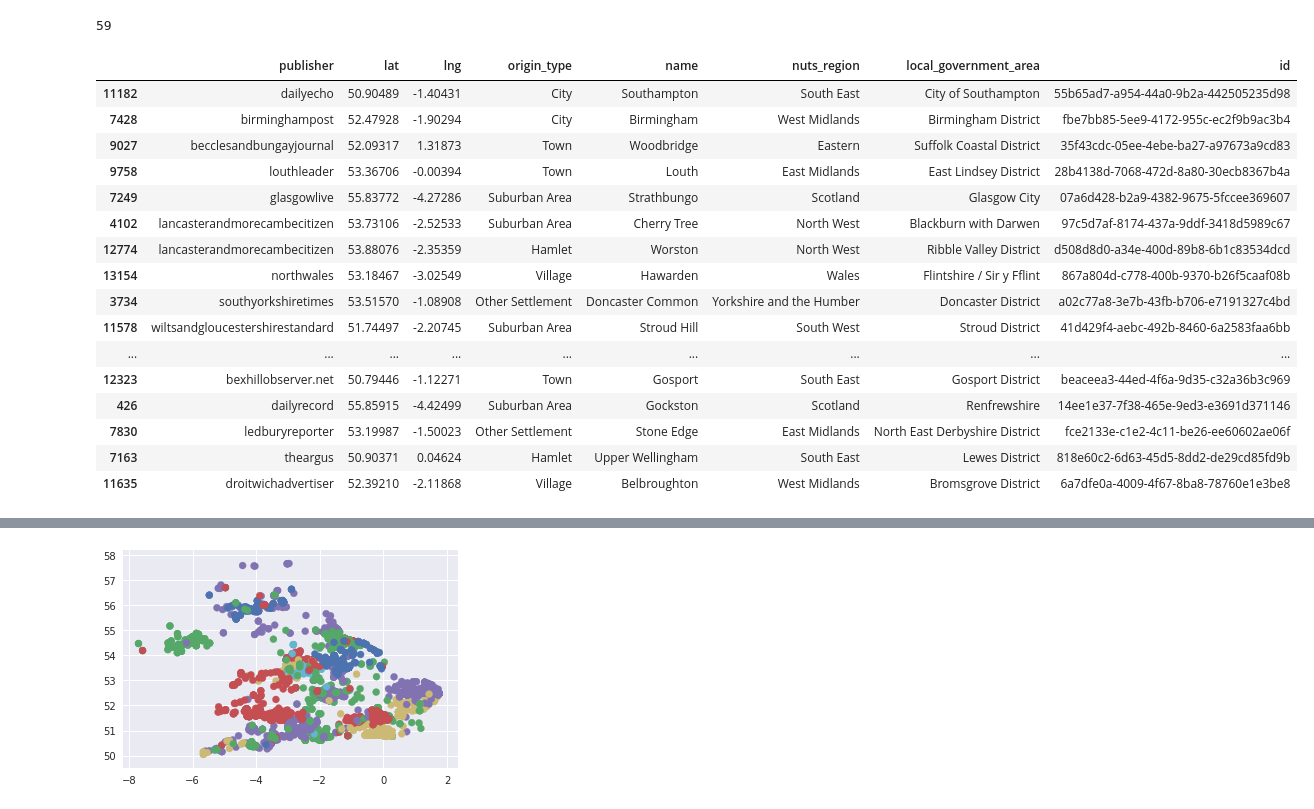
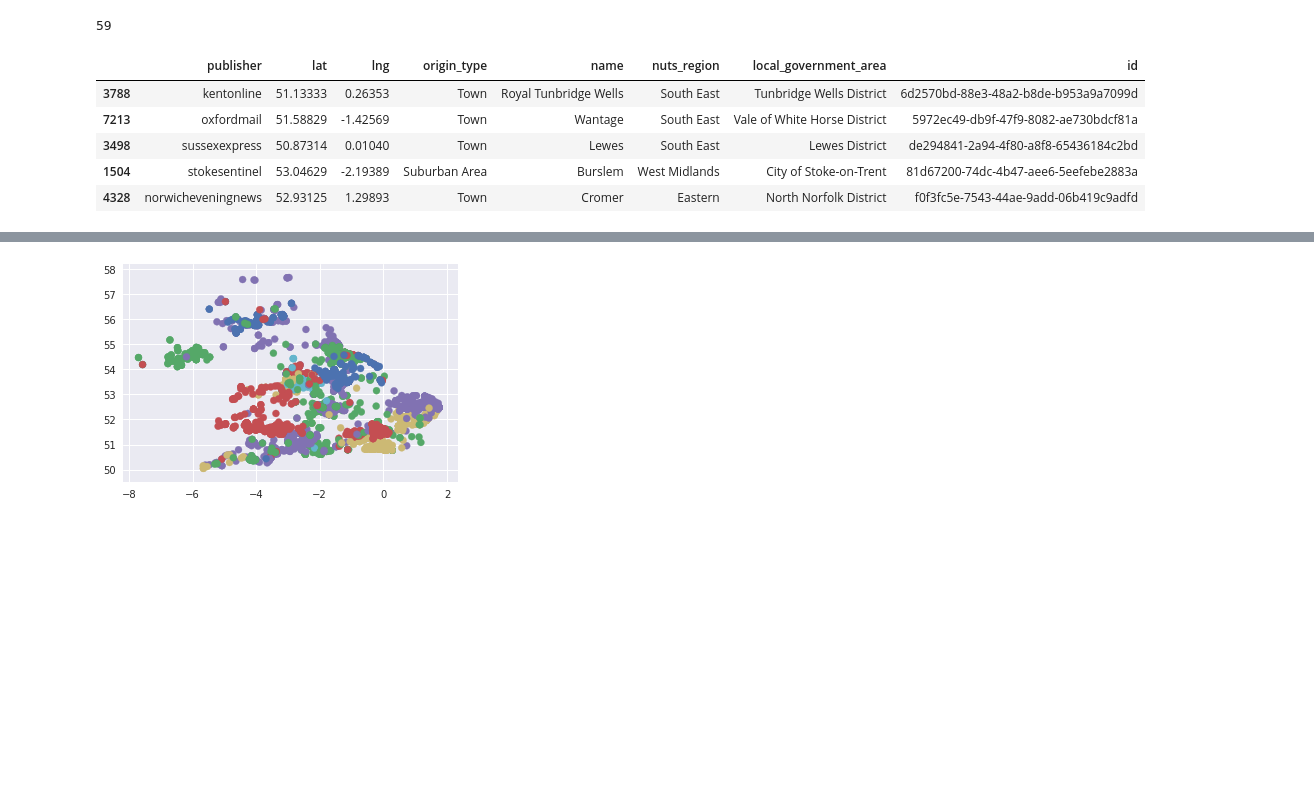
Before and after one commit to ndilsou/location-filter, a Jupyter notebook: notebooks/scratchpad.ipynb, the cells around one changed output, grey strips where cells are left out. Drawn from its saved outputs; the diff is of its cells as text; code cells hidden in the pictures; blank space fills up the shorter version.

```diff
--- a/notebooks/scratchpad.ipynb
+++ b/notebooks/scratchpad.ipynb
@@ -285,25 +306,14 @@ n = 100
 publishers.sort()
 large_publishers = publishers[pub_feature_set.groupby("publisher")["publisher"].count() > n]
 # %%
-pub_feature_set.sample(30)
+pub_feature_set.sample(5)
 # %% [output]
 |  | publisher | lat | lng | origin_type | name | nuts_region | local_government_area | id |
-| 11182 | dailyecho | 50.90489 | -1.40431 | City | Southampton | South East | City of Southampton | 55b65ad7-a954-44a0-9b2a-442505235d98 |
-| 7428 | birminghampost | 52.47928 | -1.90294 | City | Birmingham | West Midlands | Birmingham District | fbe7bb85-5ee9-4172-955c-ec2f9b9ac3b4 |
-| 9027 | becclesandbungayjournal | 52.09317 | 1.31873 | Town | Woodbridge | Eastern | Suffolk Coastal District | 35f43cdc-05ee-4ebe-ba27-a97673a9cd83 |
-| 9758 | louthleader | 53.36706 | -0.00394 | Town | Louth | East Midlands | East Lindsey District | 28b4138d-7068-472d-8a80-30ecb8367b4a |
-| 7249 | glasgowlive | 55.83772 | -4.27286 | Suburban Area | Strathbungo | Scotland | Glasgow City | 07a6d428-b2a9-4382-9675-5fccee369607 |
-| 4102 | lancasterandmorecambecitizen | 53.73106 | -2.52533 | Suburban Area | Cherry Tree | North West | Blackburn with Darwen | 97c5d7af-8174-437a-9ddf-3418d5989c67 |
-| 12774 | lancasterandmorecambecitizen | 53.88076 | -2.35359 | Hamlet | Worston | North West | Ribble Valley District | d508d8d0-a34e-400d-89b8-6b1c83534dcd |
-| 13154 | northwales | 53.18467 | -3.02549 | Village | Hawarden | Wales | Flintshire / Sir y Fflint | 867a804d-c778-400b-9370-b26f5caaf08b |
-| 3734 | southyorkshiretimes | 53.51570 | -1.08908 | Other Settlement | Doncaster Common | Yorkshire and the Humber | Doncaster District | a02c77a8-3e7b-43fb-b706-e7191327c4bd |
-| 11578 | wiltsandgloucestershirestandard | 51.74497 | -2.20745 | Suburban Area | Stroud Hill | South West | Stroud District | 41d429f4-aebc-492b-8460-6a2583faa6bb |
-| ... | ... | ... | ... | ... | ... | ... | ... | ... |
-| 12323 | bexhillobserver.net | 50.79446 | -1.12271 | Town | Gosport | South East | Gosport District | beaceea3-44ed-4f6a-9d35-c32a36b3c969 |
-| 426 | dailyrecord | 55.85915 | -4.42499 | Suburban Area | Gockston | Scotland | Renfrewshire | 14ee1e37-7f38-465e-9ed3-e3691d371146 |
-| 7830 | ledburyreporter | 53.19987 | -1.50023 | Other Settlement | Stone Edge | East Midlands | North East Derbyshire District | fce2133e-c1e2-4c11-be26-ee60602ae06f |
-| 7163 | theargus | 50.90371 | 0.04624 | Hamlet | Upper Wellingham | South East | Lewes District | 818e60c2-6d63-45d5-8dd2-de29cd85fd9b |
-| 11635 | droitwichadvertiser | 52.39210 | -2.11868 | Village | Belbroughton | West Midlands | Bromsgrove District | 6a7dfe0a-4009-4f67-8ba8-78760e1e3be8 |
+| 3788 | kentonline | 51.13333 | 0.26353 | Town | Royal Tunbridge Wells | South East | Tunbridge Wells District | 6d2570bd-88e3-48a2-b8de-b953a9a7099d |
+| 7213 | oxfordmail | 51.58829 | -1.42569 | Town | Wantage | South East | Vale of White Horse District | 5972ec49-db9f-47f9-8082-ae730bdcf81a |
+| 3498 | sussexexpress | 50.87314 | 0.01040 | Town | Lewes | South East | Lewes District | de294841-2a94-4f80-a8f8-65436184c2bd |
+| 1504 | stokesentinel | 53.04629 | -2.19389 | Suburban Area | Burslem | West Midlands | City of Stoke-on-Trent | 81d67200-74dc-4b47-aee6-5eefebe2883a |
+| 4328 | norwicheveningnews | 52.93125 | 1.29893 | Town | Cromer | Eastern | North Norfolk District | f0f3fc5e-7543-44ae-9add-06b419c9adfd |
 # %%
 large_publishers
 # %% [output]
```
Also changed, not shown: parts of 30 cells of this notebook, 1 other file.
